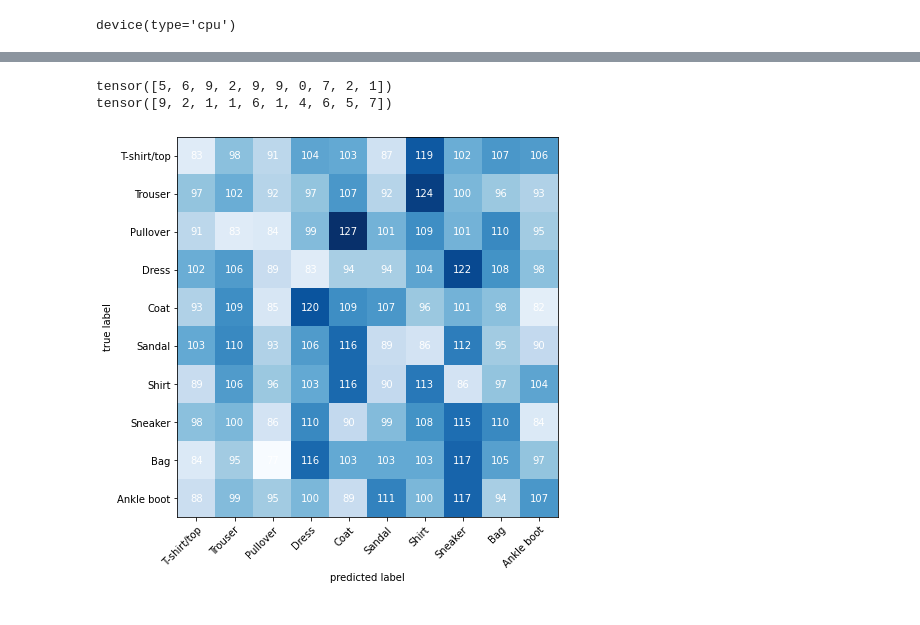
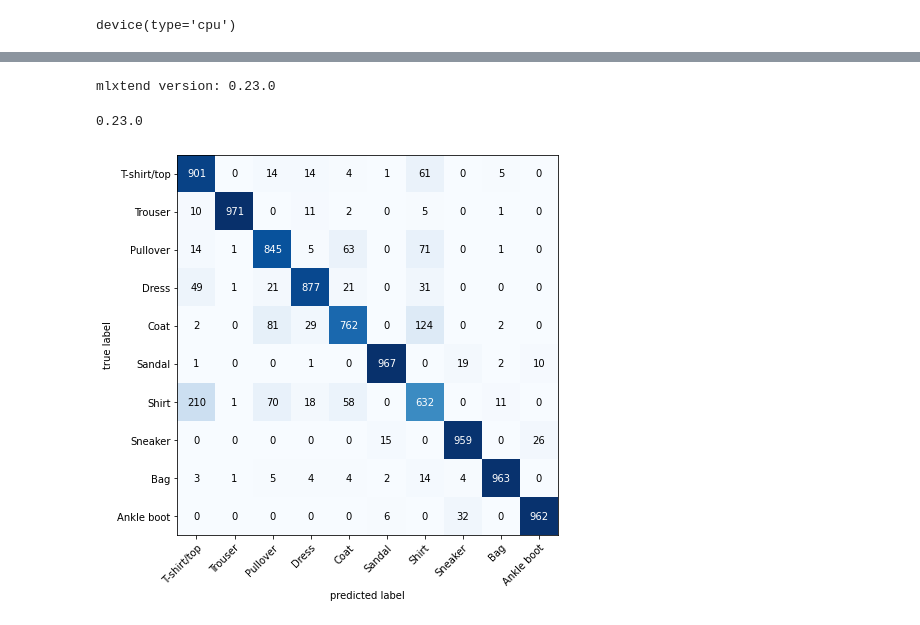
Before and after one commit to mehdihatami1998/iwersGeneral, a Jupyter notebook: pytorch_tutorial/04_pytorch_computer_vision.ipynb, the cells around one changed output, grey strips where cells are left out. Cells and saved outputs as stored; diff of their text form; code cells hidden in the pictures.

Commit message:
fixing the confusion matrix

```diff
--- a/pytorch_tutorial/04_pytorch_computer_vision.ipynb
+++ b/pytorch_tutorial/04_pytorch_computer_vision.ipynb
@@ -99,19 +96,24 @@ for i in range(1, rows * cols +1):
 # %% [output]
 [figure]
 # %%
-# Now that we have a dataset, we need to create a dataloader
-# it turns a large dataset into a sequence of smaller chunkes(batches) of images and labels
+from torch.utils.data import DataLoader
 
-from torch.utils.data import DataLoader
-BATCH_SIZE = 32 # how many samples per batch to load | Hyperparameter
-train_dataloader = DataLoader(train_data,
-                              batch_size=BATCH_SIZE,
-                              shuffle=True)
+# Setup the batch size hyperparameter
+BATCH_SIZE = 32
+
+# Turn datasets into iterables (batches)
+train_dataloader = DataLoader(train_data, # dataset to turn into iterable
+    batch_size=BATCH_SIZE, # how many samples per batch?
+    shuffle=True # shuffle data every epoch?
+)
 
 test_dataloader = DataLoader(test_data,
-                             batch_size=BATCH_SIZE,
-                             shuffle=True)
+    batch_size=BATCH_SIZE,
+    shuffle=False # don't necessarily have to shuffle the testing data
+)
 
+# Let's check out what we've created
+print(f"Dataloaders: {train_dataloader, test_dataloader}")
 print(f"Length of train dataloader: {len(train_dataloader)} batches of {BATCH_SIZE}")
 print(f"Length of test dataloader: {len(test_dataloader)} batches of {BATCH_SIZE}")
 # %% [output]
@@ -770,3 +794,15 @@ Prediction: Sneaker | Prediction probability: 1.00
+# %%
+# See if torchmetrics exists, if not, install it
+try:
+    import torchmetrics, mlxtend
+    print(f"mlxtend version: {mlxtend.__version__}")
+    assert int(mlxtend.__version__.split(".")[1]) >= 19, "mlxtend verison should be 0.19.0 or higher"
+except:
+    !pip install -q torchmetrics -U mlxtend # <- Note: If you're using Google Colab, this may require restarting the runtime
+    import torchmetrics, mlxtend
+    print(f"mlxtend version: {mlxtend.__version__}")
+# %% [output]
+mlxtend version: 0.23.0
 # %%
 # Import tqdm for progress bar
 from tqdm.auto import tqdm
@@ -775,37 +811,37 @@ from tqdm.auto import tqdm
 y_preds = []
 model_2.eval()
 with torch.inference_mode():
-  for X, y in tqdm(test_dataloader, desc='making predictions' ):
-    # Send data to device
+  for X, y in tqdm(test_dataloader, desc="Making predictions"):
+    # Send data and targets to target device
     X, y = X.to(device), y.to(device)
     # Do the forward pass
-    y_logits = model_2(X)
-    y_pred_prob = torch.softmax(y_logits, dim=1)
-    y_pred_label = y_pred_prob.argmax(dim=1)
-    # Turn prediction probabilities into predicted labels
-    y_preds.append(y_pred_label.cpu())
-
+    y_logit = model_2(X)
+    # Turn predictions from logits -> prediction probabilities -> predictions labels
+    y_pred = torch.softmax(y_logit, dim=1).argmax(dim=1) # note: perform softmax on the "logits" dimension, not "batch" dimension (in this case we have a batch size of 32, so can perform on dim=1)
+    # Put predictions on CPU for evaluation
+    y_preds.append(y_pred.cpu())
 # Concatenate list of predictions into a tensor
 y_pred_tensor = torch.cat(y_preds)
-print(y_pred_tensor[:10])
-print(test_data.targets[:10])
-# %% [output]
-tensor([5, 6, 9, 2, 9, 9, 0, 7, 2, 1])
-tensor([9, 2, 1, 1, 6, 1, 4, 6, 5, 7])
+# %%
+import mlxtend
+print(mlxtend.__version__)
+assert int(mlxtend.__version__.split(".")[1]) >= 19 # should be version 0.19.0 or higher
+# %% [output]
+0.23.0
 # %%
 from torchmetrics import ConfusionMatrix
 from mlxtend.plotting import plot_confusion_matrix
 
 # 2. Setup confusion matrix instance and compare predictions to targets
-confmat = ConfusionMatrix(num_classes=len(class_names), task="multiclass")
+confmat = ConfusionMatrix(num_classes=len(class_names), task='multiclass')
 confmat_tensor = confmat(preds=y_pred_tensor,
                          target=test_data.targets)
-confmat_tensor
+
 # 3. Plot the confusion matrix
 fig, ax = plot_confusion_matrix(
     conf_mat=confmat_tensor.numpy(), # matplotlib likes working with NumPy
     class_names=class_names, # turn the row and column labels into class names
     figsize=(10, 7)
 );
 # %% [output]
-[figure, old version]
+[figure, new version]
```
Also changed, not shown: parts of 18 cells of this notebook, 1 other file.
